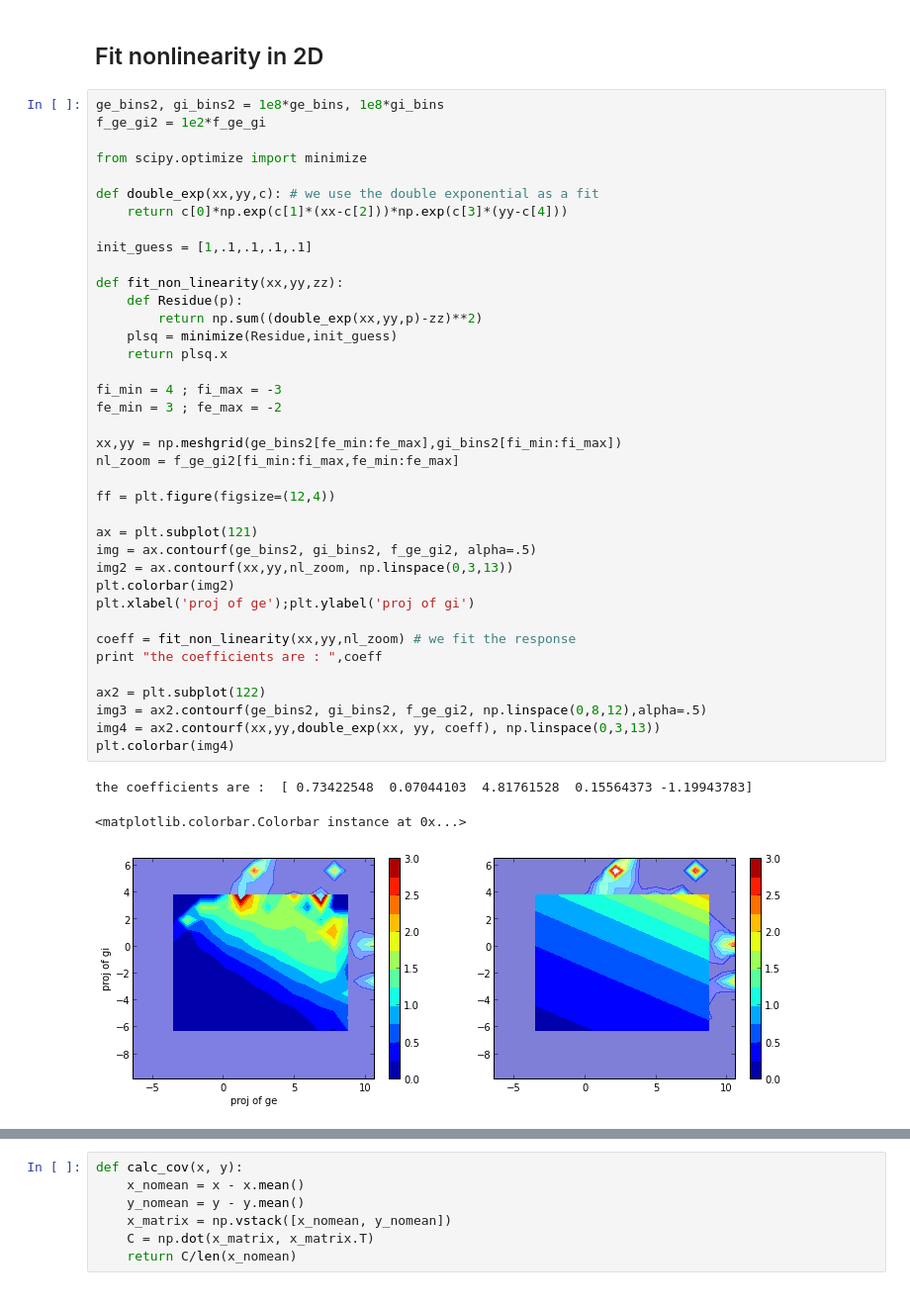
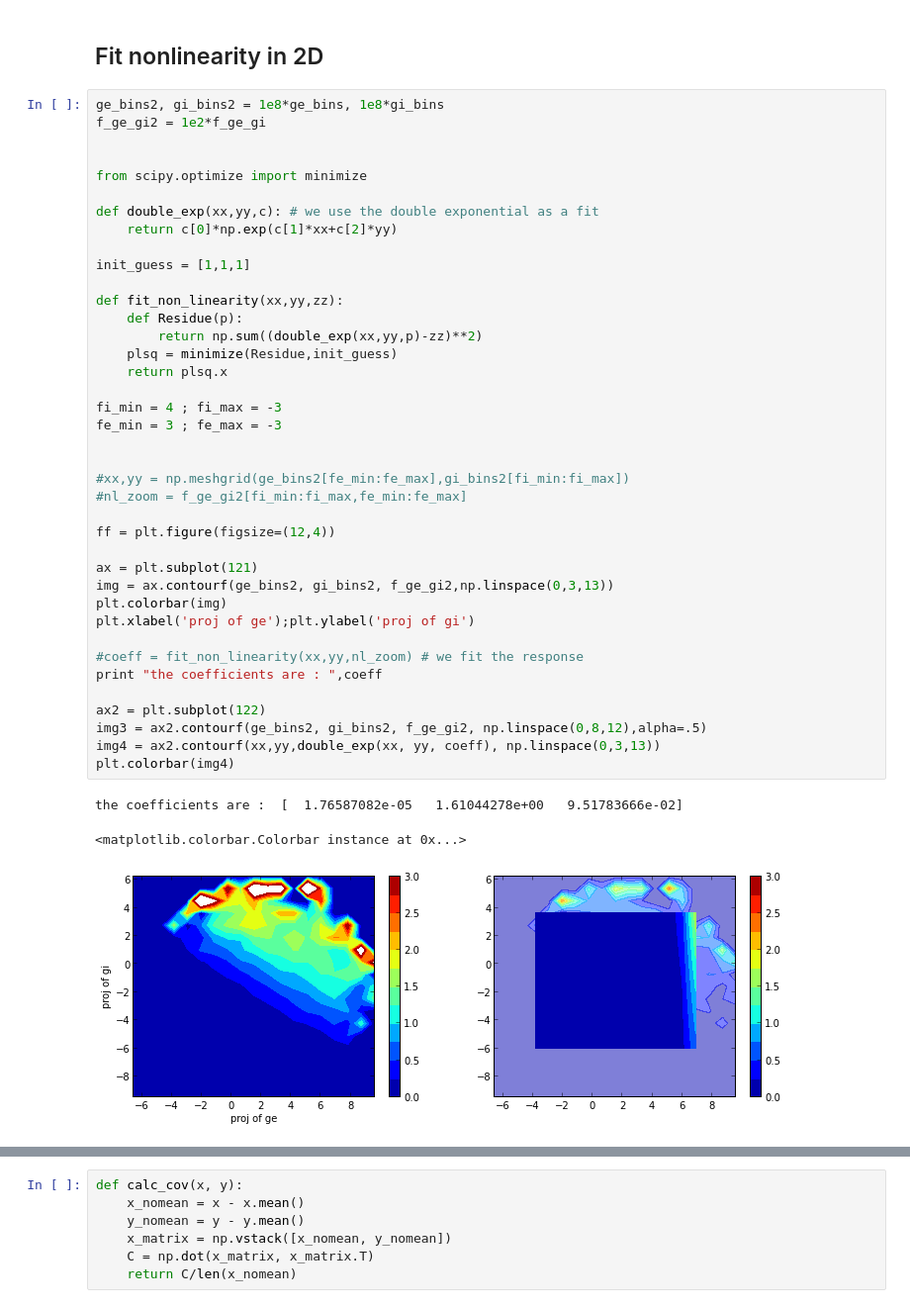
Before and after one commit to yzerlaut/transfer_functions, a Jupyter notebook: iaf_nonlinearity.ipynb, the cells around one changed output, grey strips where cells are left out. Shown: that part at 99% size. Cells and saved outputs as stored; diff of their text form.

```diff
--- a/iaf_nonlinearity.ipynb
+++ b/iaf_nonlinearity.ipynb
@@ -160,41 +160,42 @@ Fit nonlinearity in 2D
 ge_bins2, gi_bins2 = 1e8*ge_bins, 1e8*gi_bins
 f_ge_gi2 = 1e2*f_ge_gi
 
+
 from scipy.optimize import minimize
 
 def double_exp(xx,yy,c): # we use the double exponential as a fit
-    return c[0]*np.exp(c[1]*(xx-c[2]))*np.exp(c[3]*(yy-c[4]))
+    return c[0]*np.exp(c[1]*xx+c[2]*yy)
 
-init_guess = [1,.1,.1,.1,.1]
+init_guess = [1,1,1]
 
 def fit_non_linearity(xx,yy,zz):
     def Residue(p):
         return np.sum((double_exp(xx,yy,p)-zz)**2)
     plsq = minimize(Residue,init_guess)
     return plsq.x
 
 fi_min = 4 ; fi_max = -3
-fe_min = 3 ; fe_max = -2
+fe_min = 3 ; fe_max = -3
 
-xx,yy = np.meshgrid(ge_bins2[fe_min:fe_max],gi_bins2[fi_min:fi_max])
-nl_zoom = f_ge_gi2[fi_min:fi_max,fe_min:fe_max]
+
+#xx,yy = np.meshgrid(ge_bins2[fe_min:fe_max],gi_bins2[fi_min:fi_max])
+#nl_zoom = f_ge_gi2[fi_min:fi_max,fe_min:fe_max]
 
 ff = plt.figure(figsize=(12,4))
 
 ax = plt.subplot(121)
-img = ax.contourf(ge_bins2, gi_bins2, f_ge_gi2, alpha=.5)
-img2 = ax.contourf(xx,yy,nl_zoom, np.linspace(0,3,13))
-plt.colorbar(img2)
+img = ax.contourf(ge_bins2, gi_bins2, f_ge_gi2,np.linspace(0,3,13))
+plt.colorbar(img)
 plt.xlabel('proj of ge');plt.ylabel('proj of gi')
 
-coeff = fit_non_linearity(xx,yy,nl_zoom) # we fit the response
+#coeff = fit_non_linearity(xx,yy,nl_zoom) # we fit the response
 print "the coefficients are : ",coeff
 
 ax2 = plt.subplot(122)
 img3 = ax2.contourf(ge_bins2, gi_bins2, f_ge_gi2, np.linspace(0,8,12),alpha=.5)
 img4 = ax2.contourf(xx,yy,double_exp(xx, yy, coeff), np.linspace(0,3,13))
 plt.colorbar(img4)
 # %% [output]
-the coefficients are :  [ 0.73422548  0.07044103  4.81761528  0.15564373 -1.19943783]
+the coefficients are :  [  1.76587082e-05   1.61044278e+00   9.51783666e-02]
 <matplotlib.colorbar.Colorbar instance at 0x...>
-[figure, old version]
+[figure, new version]
```
Also changed, not shown: parts of 8 cells of this notebook.
